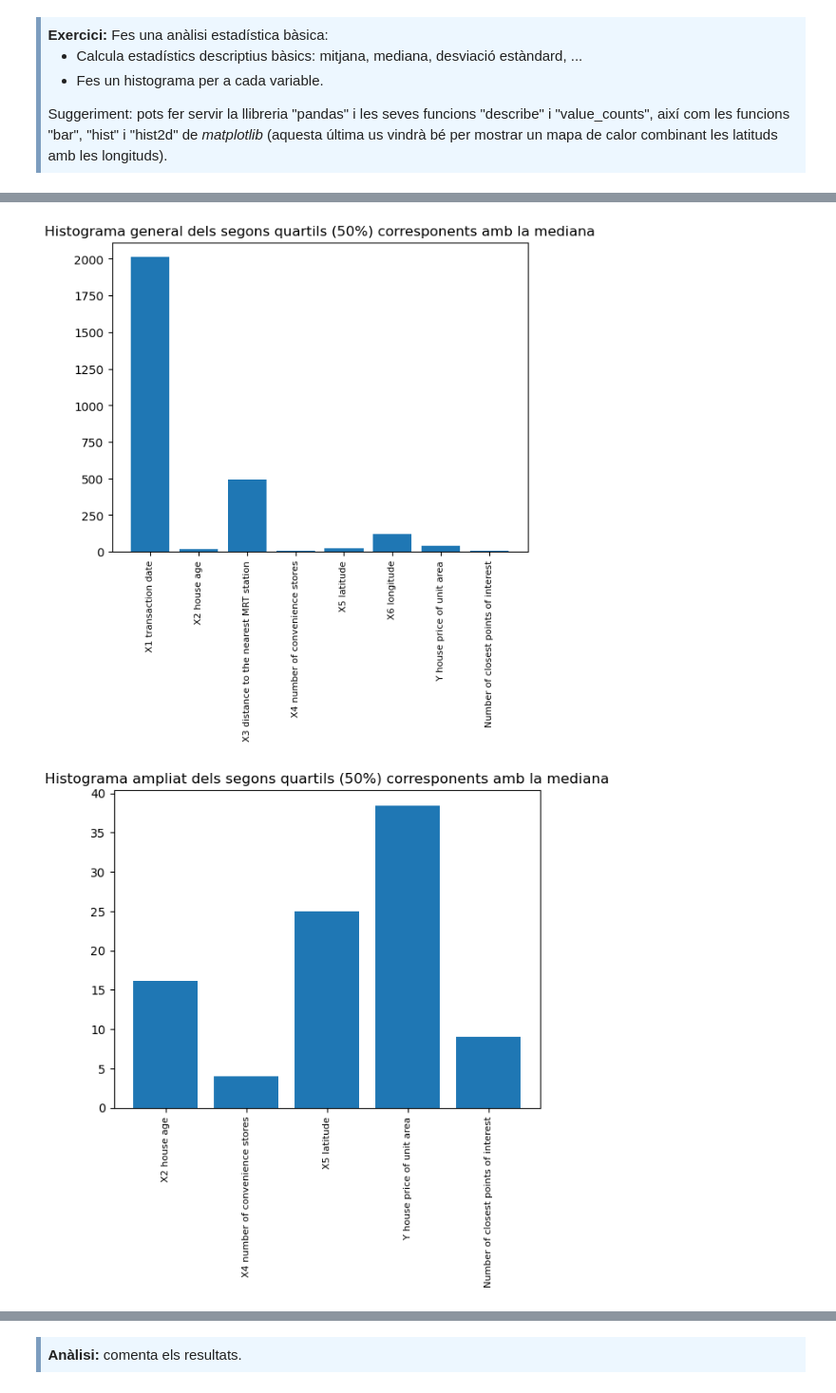
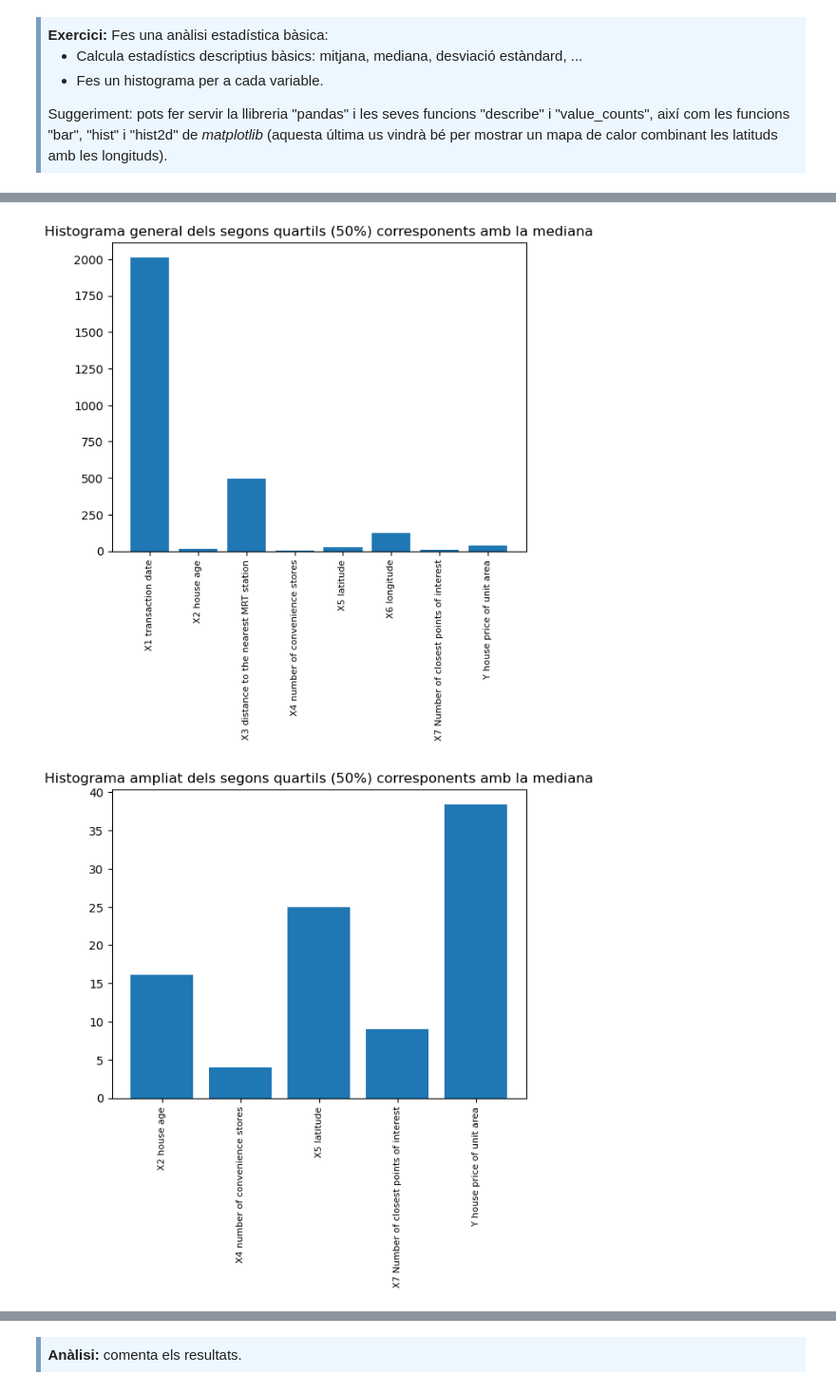
Before and after one commit to marc7666/PAC1-Aprenentatge-automatic, a Jupyter notebook: M2.991_20242_PAC1-Enunciat.ipynb, the cells around one changed output, grey strips where cells are left out. Shown at 95% size. Cells and saved outputs as stored; diff of their text form; code cells hidden in the pictures.

```diff
--- a/M2.991_20242_PAC1-Enunciat.ipynb
+++ b/M2.991_20242_PAC1-Enunciat.ipynb
@@ -277,7 +273,7 @@ radius = 100 / 6378000 # distància, en metres, a la que volem buscar / radi de
 number_of_close_places = ball_tree.query_radius(coordinates_houses_radians, r=radius, count_only=True)
 # %%
 # Afegir el nombre de punts d'interès com una nova columna
-real_estate_valuation_as_pandas["Number of closest points of interest"] = number_of_close_places
+real_estate_valuation_as_pandas.insert(7, "X7 Number of closest points of interest", number_of_close_places)
 real_estate_valuation_as_pandas.head()
 # %% [output]
 |  | No | X1 transaction date | X2 house age | X3 distance to the nearest MRT st... | X4 number of convenience stores | X5 latitude | ... |
@@ -404,7 +400,7 @@ plt.show()
 # %%
 x_axis = np.array(["X1 transaction date", "X2 house age", "X3 distance to the nearest MRT station",
-                  "X4 number of convenience stores", "X5 latitude", "X6 longitude", "Y house price of unit area",
-                  "Number of closest points of interest"])
+                  "X4 number of convenience stores", "X5 latitude", "X6 longitude", "X7 Number of closest points of interest",
+                   "Y house price of unit area"])
 y_axis = np.array(statistics.loc["50%"].values[1:]) # Descartant els valors de "No" (No = ID)
 plt.figure()
 plt.bar(x_axis, y_axis)
@@ -412,18 +408,18 @@ plt.tick_params(axis='x', rotation=90, labelsize=8) # Modificació eix X
 plt.title("Histograma general dels segons quartils (50%) corresponents amb la mediana")
 plt.show()
 # %% [output]
-[figure, old version]
+[figure, new version]
 # %%
-x_axis = np.array(["X2 house age", "X4 number of convenience stores", "X5 latitude", "Y house price of unit area",
-                  "Number of closest points of interest"])
+x_axis = np.array(["X2 house age", "X4 number of convenience stores", "X5 latitude", "X7 Number of closest points of interest",
+                   "Y house price of unit area"])
 y_axis = np.array([statistics.loc["50%"].values[2], statistics.loc["50%"].values[4], statistics.loc["50%"].values[5],
                  statistics.loc["50%"].values[7], statistics.loc["50%"].values[8]])
 plt.figure()
 plt.bar(x_axis, y_axis)
 plt.tick_params(axis='x', rotation=90, labelsize=8) # Modificació eix X
 plt.title("Histograma ampliat dels segons quartils (50%) corresponents amb la mediana")
 plt.show()
 # %% [output]
-[figure, old version]
+[figure, new version]
 # %%
 x_axis = np.array(["X1 transaction date", "X2 house age", "X3 distance to the nearest MRT station",
```
Also changed, not shown: parts of 30 cells of this notebook.
